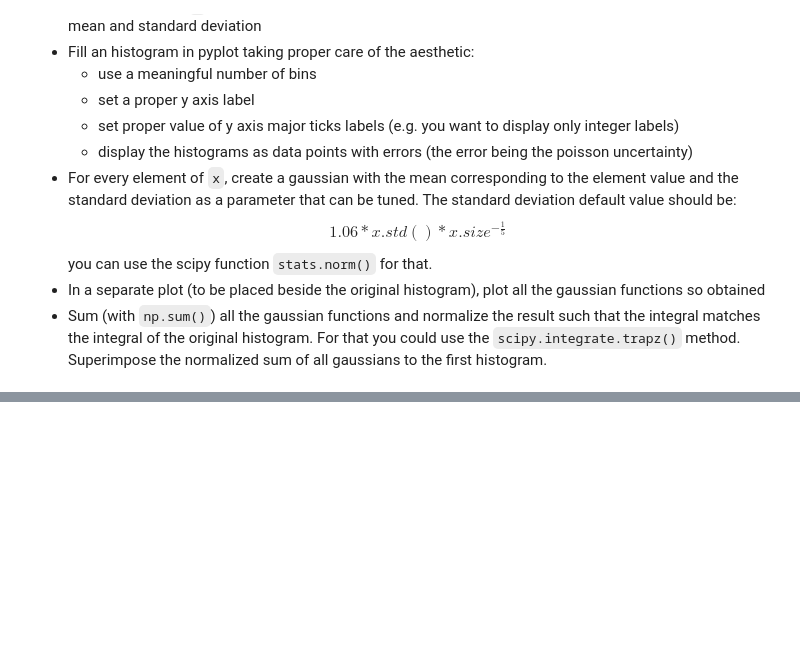
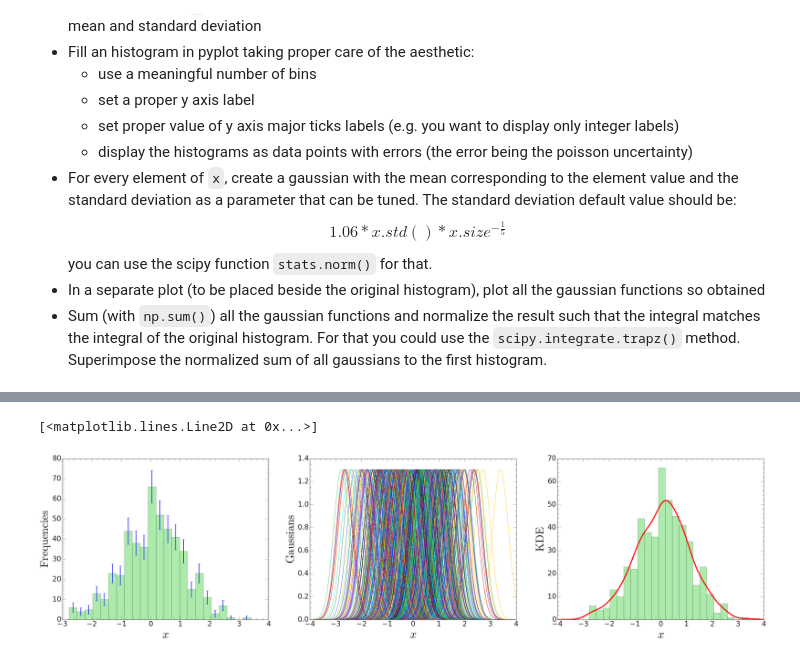
Before and after one commit to zucchett/HighLevelProgramming2021, a Jupyter notebook: 07ex_visualization.ipynb, the cells around one changed output, grey strips where cells are left out. Saved outputs shown, nothing was run; the diff lists cells and outputs as text; code cells hidden in the pictures; blank space fills up the shorter version.

```diff
--- a/07ex_visualization.ipynb
+++ b/07ex_visualization.ipynb
@@ -220,0 +210,68 @@ Text(0.5, 0, '$x$')
+# %%
+# style
+plt.style.use("classic")
+fig, ax = plt.subplots(1,3, figsize = (45, 10))
+fig.patch.set_facecolor("xkcd:white")
+
+# and format
+for i in range(len(ax)):
+    ax[i].tick_params(which = 'both', axis = 'both', direction='in', right = True, top = True, length = 12)
+    ax[i].minorticks_on()
+    ax[i].tick_params(which = 'minor', axis = 'both', direction='in', right = True, top = True, length = 6)
+    ax[i].tick_params(axis = 'both', labelsize = 25)
+    ax[i].set_xlabel("$x$", fontsize = 40)
+ax[0].yaxis.set_major_locator(MultipleLocator(10))
+ax[0].yaxis.set_minor_locator(AutoMinorLocator(10))
+
+ax[0].set_ylabel("${\\rm Frequencies}$", fontsize = 40)
+ax[1].set_ylabel("${\\rm Gaussians}$", fontsize = 40)
+ax[2].set_ylabel("${\\rm KDE}$", fontsize = 40)
+
+
+# initializing variables
+mean = 0.
+stdDev = 1.
+n = 500
+
+# generate n random numbers using a Gaussian pdf
+x = np.random.normal(loc = mean, scale = stdDev, size=(n,))
+
+# implementing an appropiate number of bins with √n rule
+nbins = int(np.ceil(np.sqrt(n)))
+
+# plotting
+h, xbins, _ = ax[0].hist(x, bins = nbins, alpha = 0.4, color = "limegreen")
+
+# getting the centers of the histograms
+centers = (xbins[1:]+xbins[:-1])/2
+
+# calculating the absolute poisson uncertainty associated with each bin
+err_y = np.zeros(len(centers))
+for i in range(len(centers)):
+    err_y[i] = np.sqrt(h[i])
+
+# plotting errors
+ax[0].errorbar(centers, h, yerr = err_y, capsize=5., elinewidth=2., lw=0, color='blue', )
+
+# creating an aux vector to help plot the ind. gaussians
+xaux = np.linspace(mean-4*stdDev, mean+4*stdDev, 1000)
+
+# creating a gaussian for each event
+gaussianx_list = []
+stdDev_x = 1.06 * stdDev * n**(-1./5.)
+for i in range(len(x)):
+    gaussianx_list.append(sc.stats.norm.pdf(xaux, loc = x[i], scale = stdDev_x))
+    ax[1].plot(xaux, gaussianx_list[i])
+
+# summing all gaussian values for each point
+sum_gaussian = np.sum(gaussianx_list, axis = 0)
+
+# calculating the kde
+kde = sum_gaussian * np.sum(np.diff(xbins)*h) / sc.integrate.trapz(sum_gaussian, xaux) # the kde at one point is the integral of every gaussian, weighted by the tot number of entries and the integral of all gaussians
+
+# plot
+ax[2].hist(x, bins = nbins, alpha = 0.4, color = "limegreen")
+ax[2].plot(xaux, kde, color = 'red', linewidth = 4.)
+# %% [output]
+[<matplotlib.lines.Line2D at 0x...>]
+[figure, added]
```
Also changed, not shown: parts of 8 cells of this notebook, 3 other files.
